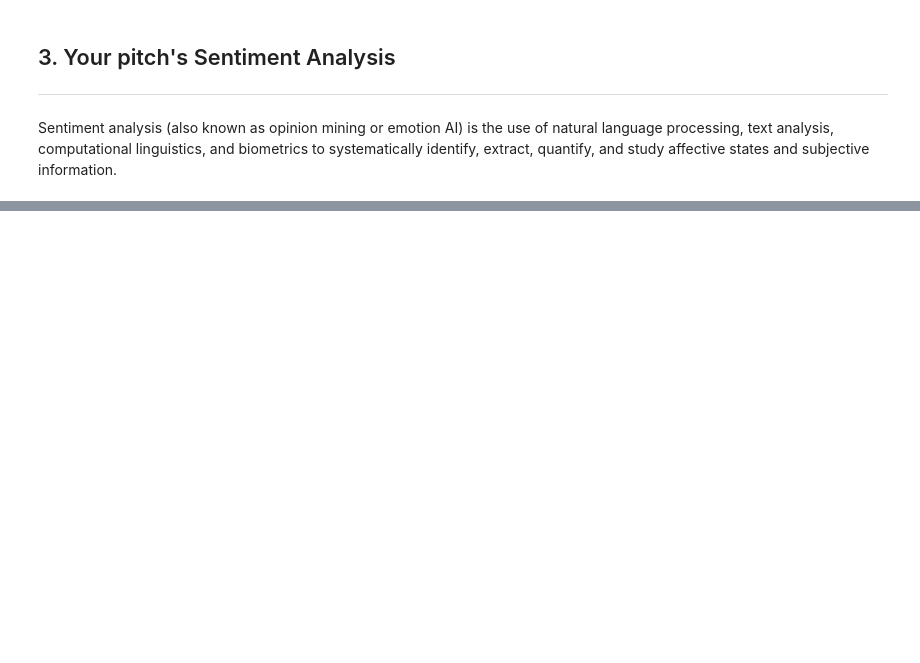
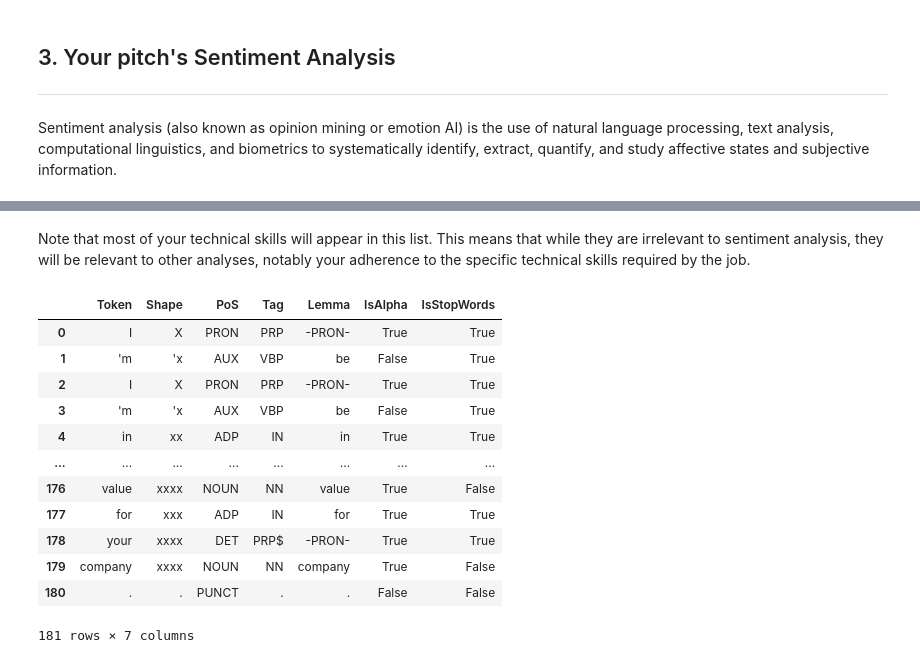
Before and after one commit to edgardpitta/jopper, a Jupyter notebook: Sentiment_analysis.ipynb, the cells around one changed output, grey strips where cells are left out. Drawn from its saved outputs; the diff is of its cells as text; code cells hidden in the pictures; blank space fills up the shorter version.

```diff
--- a/Sentiment_analysis.ipynb
+++ b/Sentiment_analysis.ipynb
@@ -151,0 +250,24 @@ token_sentiments['neutral']
+# %% [markdown]
+Note that most of your technical skills will appear in this list. This means that while they are irrelevant to sentiment analysis, they will be relevant to other analyses, notably your adherence to the specific technical skills required by the job.
+# %%
+#@title Text Analyzer (NLP) {display-mode: "form"}
+
+
+data_table.enable_dataframe_formatter()
+
+tokens = text_analyzer(raw_text)
+tokens
+# %% [output]
+|  | Token | Shape | PoS | Tag | Lemma | IsAlpha | IsStopWords |
+| 0 | I | X | PRON | PRP | -PRON- | True | True |
+| 1 | 'm | 'x | AUX | VBP | be | False | True |
+| 2 | I | X | PRON | PRP | -PRON- | True | True |
+| 3 | 'm | 'x | AUX | VBP | be | False | True |
+| 4 | in | xx | ADP | IN | in | True | True |
+| ... | ... | ... | ... | ... | ... | ... | ... |
+| 176 | value | xxxx | NOUN | NN | value | True | False |
+| 177 | for | xxx | ADP | IN | for | True | True |
+| 178 | your | xxxx | DET | PRP$ | -PRON- | True | True |
+| 179 | company | xxxx | NOUN | NN | company | True | False |
+| 180 | . | . | PUNCT | . | . | False | False |
+181 rows × 7 columns
```
Also changed, not shown: parts of 24 cells of this notebook.
